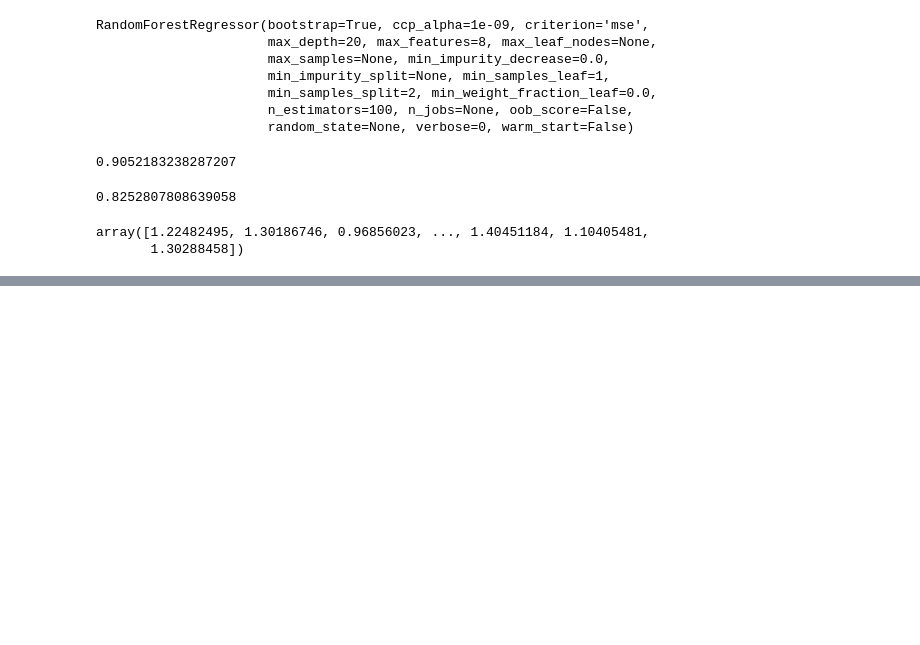
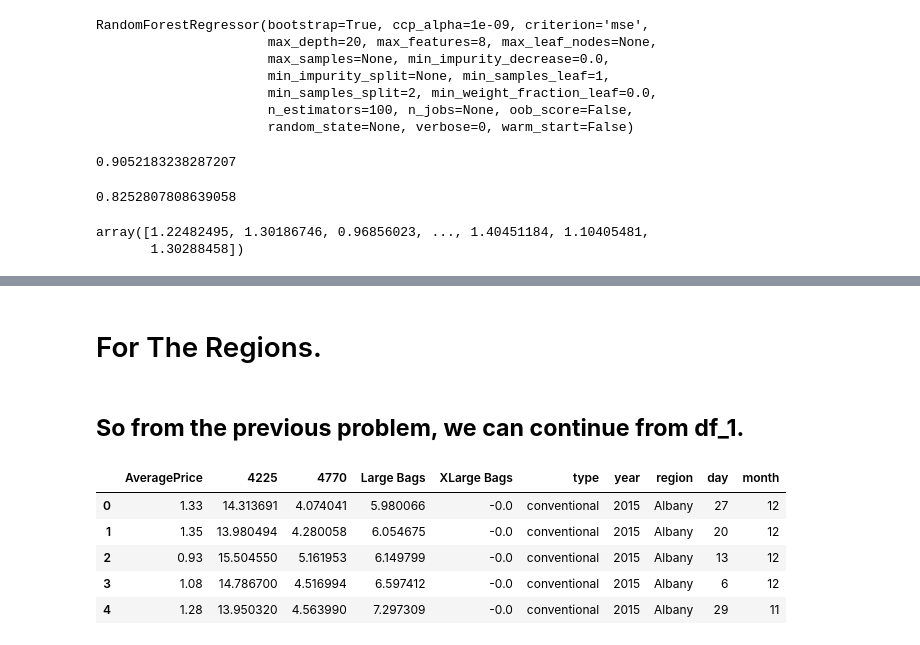
Before and after one commit to HarshalPawar88/Evaluation-Projects, a Jupyter notebook: Avocado.ipynb, the cells around one changed output, grey strips where cells are left out. Saved outputs shown, nothing was run; the diff lists cells and outputs as text; code cells hidden in the pictures; blank space fills up the shorter version.

```diff
--- a/Avocado.ipynb
+++ b/Avocado.ipynb
@@ -871,0 +881,4 @@ array([1.22482495, 1.30186746, 0.96856023, ..., 1.40451184, 1.10405481,
+# %% [markdown]
+# For The Regions.
+# %% [markdown]
+## **So from the previous problem, we can continue from df_1.**
@@ -871,0 +889,9 @@ array([1.22482495, 1.30186746, 0.96856023, ..., 1.40451184, 1.10405481,
+# %%
+df_1.head()
+# %% [output]
+|  | AveragePrice | 4225 | 4770 | Large Bags | XLarge Bags | type | year | region | day | month |
+| 0 | 1.33 | 14.313691 | 4.074041 | 5.980066 | -0.0 | conventional | 2015 | Albany | 27 | 12 |
+| 1 | 1.35 | 13.980494 | 4.280058 | 6.054675 | -0.0 | conventional | 2015 | Albany | 20 | 12 |
+| 2 | 0.93 | 15.504550 | 5.161953 | 6.149799 | -0.0 | conventional | 2015 | Albany | 13 | 12 |
+| 3 | 1.08 | 14.786700 | 4.516994 | 6.597412 | -0.0 | conventional | 2015 | Albany | 6 | 12 |
+| 4 | 1.28 | 13.950320 | 4.563990 | 7.297309 | -0.0 | conventional | 2015 | Albany | 29 | 11 |
```
Also changed, not shown: parts of 33 cells of this notebook.
